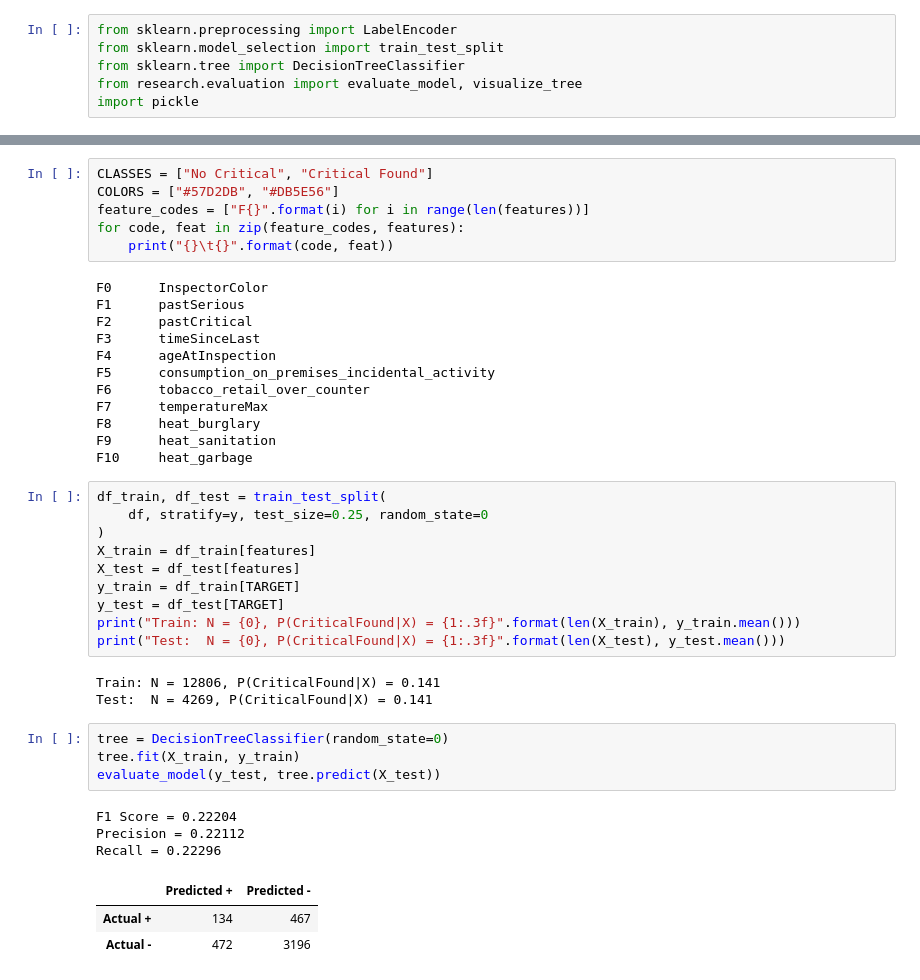
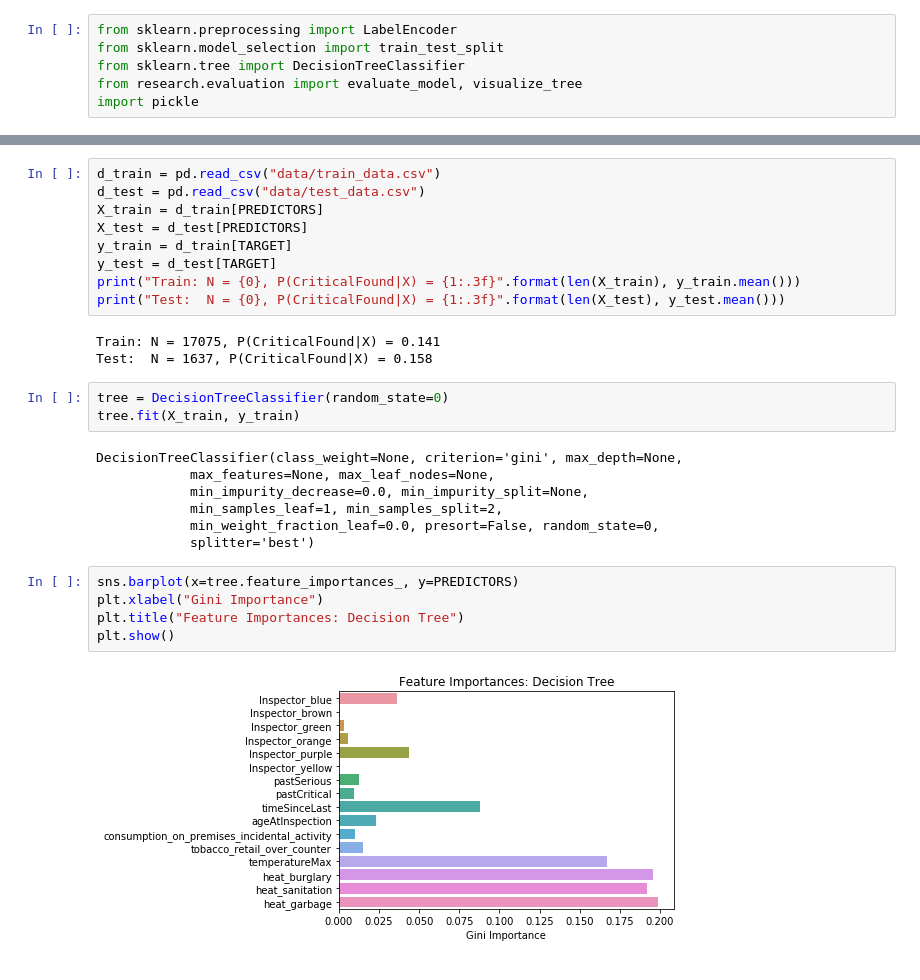
Before and after one commit to vingkan/foodinspectionforecasting, a Jupyter notebook: IIT/11_feature_selection.ipynb, the cells around one changed output, grey strips where cells are left out. Drawn from its saved outputs; the diff is of its cells as text.

```diff
--- a/IIT/11_feature_selection.ipynb
+++ b/IIT/11_feature_selection.ipynb
@@ -130,42 +117,29 @@ X_cat.head()
-# %%
-CLASSES = ["No Critical", "Critical Found"]
-COLORS = ["#57D2DB", "#DB5E56"]
-feature_codes = ["F{}".format(i) for i in range(len(features))]
-for code, feat in zip(feature_codes, features):
-    print("{}\t{}".format(code, feat))
-# %% [output]
-F0      InspectorColor
-F1      pastSerious
-F2      pastCritical
-F3      timeSinceLast
-F4      ageAtInspection
-F5      consumption_on_premises_incidental_activity
-F6      tobacco_retail_over_counter
-F7      temperatureMax
-F8      heat_burglary
-F9      heat_sanitation
-F10     heat_garbage
 # %%
-df_train, df_test = train_test_split(
-    df, stratify=y, test_size=0.25, random_state=0
-)
-X_train = df_train[features]
-X_test = df_test[features]
-y_train = df_train[TARGET]
-y_test = df_test[TARGET]
+d_train = pd.read_csv("data/train_data.csv")
+d_test = pd.read_csv("data/test_data.csv")
+X_train = d_train[PREDICTORS]
+X_test = d_test[PREDICTORS]
+y_train = d_train[TARGET]
+y_test = d_test[TARGET]
 print("Train: N = {0}, P(CriticalFound|X) = {1:.3f}".format(len(X_train), y_train.mean()))
 print("Test:  N = {0}, P(CriticalFound|X) = {1:.3f}".format(len(X_test), y_test.mean()))
 # %% [output]
-Train: N = 12806, P(CriticalFound|X) = 0.141
-Test:  N = 4269, P(CriticalFound|X) = 0.141
+Train: N = 17075, P(CriticalFound|X) = 0.141
+Test:  N = 1637, P(CriticalFound|X) = 0.158
 # %%
 tree = DecisionTreeClassifier(random_state=0)
 tree.fit(X_train, y_train)
-evaluate_model(y_test, tree.predict(X_test))
 # %% [output]
-F1 Score = 0.22204
-Precision = 0.22112
-Recall = 0.22296
+DecisionTreeClassifier(class_weight=None, criterion='gini', max_depth=None,
+            max_features=None, max_leaf_nodes=None,
+            min_impurity_decrease=0.0, min_impurity_split=None,
+            min_samples_leaf=1, min_samples_split=2,
+            min_weight_fraction_leaf=0.0, presort=False, random_state=0,
+            splitter='best')
-|  | Predicted + | Predicted - |
-| Actual + | 134 | 467 |
-| Actual - | 472 | 3196 |
+# %%
+sns.barplot(x=tree.feature_importances_, y=PREDICTORS)
+plt.xlabel("Gini Importance")
+plt.title("Feature Importances: Decision Tree")
+plt.show()
+# %% [output]
+[figure, added]
```
Also changed, not shown: parts of 8 cells of this notebook, 1 other file.
